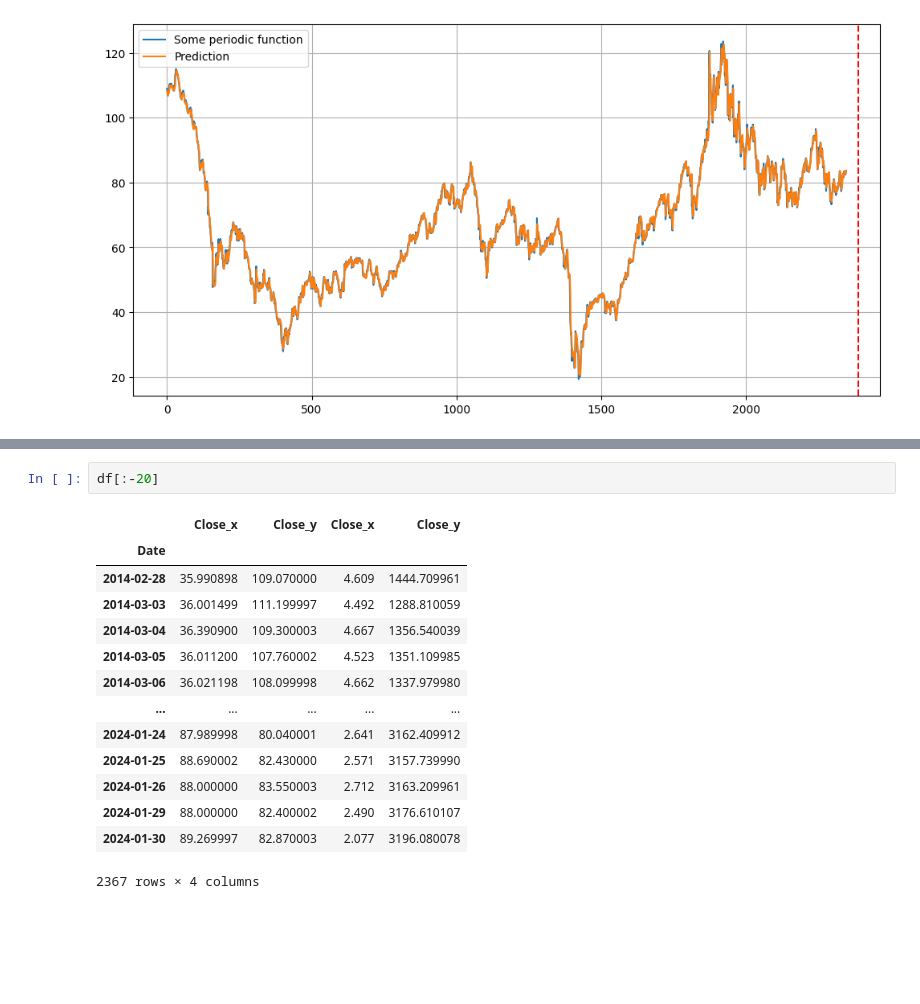
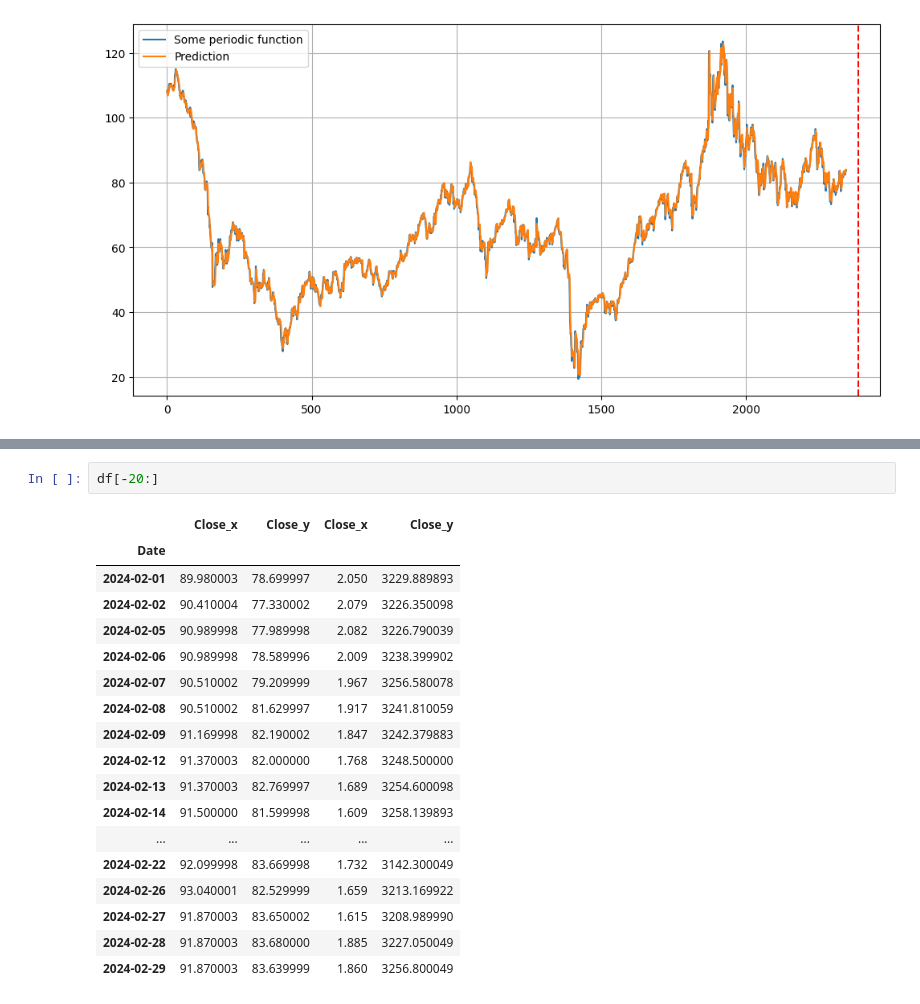
Before and after one commit to alexkalitenko125/ML_for_finance, a Jupyter notebook: Finance_5.ipynb, the cells around one changed output, grey strips where cells are left out. Drawn from its saved outputs; the diff is of its cells as text; blank space fills up the shorter version.

```diff
--- a/Finance_5.ipynb
+++ b/Finance_5.ipynb
@@ -665,20 +686,24 @@ array([[0.34753809, 0.86081533, 0.38143451, 0.06795862],
 # %%
-df[:-20]
+df[-20:]
 # %% [output]
 |  | Close_x | Close_y | Close_x | Close_y |
 | Date |  |  |  |  |
-| 2014-02-28 | 35.990898 | 109.070000 | 4.609 | 1444.709961 |
-| 2014-03-03 | 36.001499 | 111.199997 | 4.492 | 1288.810059 |
-| 2014-03-04 | 36.390900 | 109.300003 | 4.667 | 1356.540039 |
-| 2014-03-05 | 36.011200 | 107.760002 | 4.523 | 1351.109985 |
-| 2014-03-06 | 36.021198 | 108.099998 | 4.662 | 1337.979980 |
+| 2024-02-01 | 89.980003 | 78.699997 | 2.050 | 3229.889893 |
+| 2024-02-02 | 90.410004 | 77.330002 | 2.079 | 3226.350098 |
+| 2024-02-05 | 90.989998 | 77.989998 | 2.082 | 3226.790039 |
+| 2024-02-06 | 90.989998 | 78.589996 | 2.009 | 3238.399902 |
+| 2024-02-07 | 90.510002 | 79.209999 | 1.967 | 3256.580078 |
+| 2024-02-08 | 90.510002 | 81.629997 | 1.917 | 3241.810059 |
+| 2024-02-09 | 91.169998 | 82.190002 | 1.847 | 3242.379883 |
+| 2024-02-12 | 91.370003 | 82.000000 | 1.768 | 3248.500000 |
+| 2024-02-13 | 91.370003 | 82.769997 | 1.689 | 3254.600098 |
+| 2024-02-14 | 91.500000 | 81.599998 | 1.609 | 3258.139893 |
 | ... | ... | ... | ... | ... |
-| 2024-01-24 | 87.989998 | 80.040001 | 2.641 | 3162.409912 |
-| 2024-01-25 | 88.690002 | 82.430000 | 2.571 | 3157.739990 |
-| 2024-01-26 | 88.000000 | 83.550003 | 2.712 | 3163.209961 |
-| 2024-01-29 | 88.000000 | 82.400002 | 2.490 | 3176.610107 |
-| 2024-01-30 | 89.269997 | 82.870003 | 2.077 | 3196.080078 |
+| 2024-02-22 | 92.099998 | 83.669998 | 1.732 | 3142.300049 |
+| 2024-02-26 | 93.040001 | 82.529999 | 1.659 | 3213.169922 |
+| 2024-02-27 | 91.870003 | 83.650002 | 1.615 | 3208.989990 |
+| 2024-02-28 | 91.870003 | 83.680000 | 1.885 | 3227.050049 |
+| 2024-02-29 | 91.870003 | 83.639999 | 1.860 | 3256.800049 |
-2367 rows × 4 columns
 # %%
 pd.DataFrame(scaler1.inverse_transform(data_pred.reshape(-1,num_classes))[-(20):-1])
 # %% [output]
```
Also changed, not shown: parts of 27 cells of this notebook.
